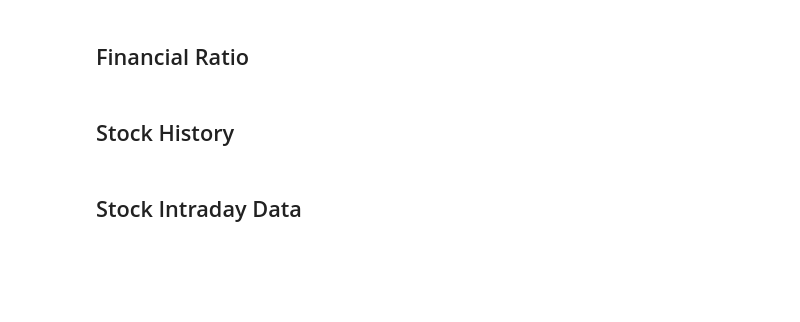
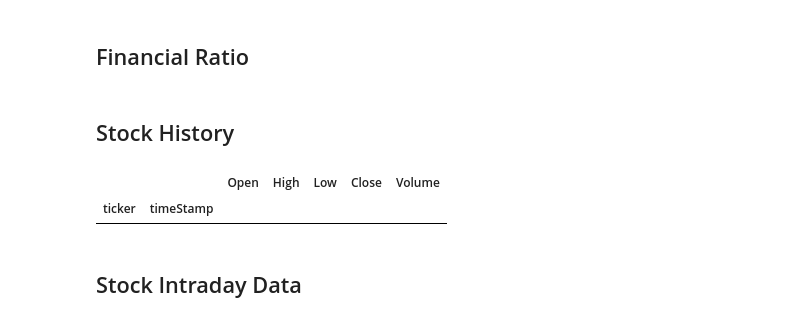
Before and after one commit to jazzDung/financial-data-platform, a Jupyter notebook: API/Create Data.ipynb, the cells around one changed output. Cells and saved outputs as stored; diff of their text form; code cells hidden in the pictures; blank space fills up the shorter version.

```diff
--- a/API/Create Data.ipynb
+++ b/API/Create Data.ipynb
@@ -159,13 +159,16 @@ all_financial_ratio.to_csv('/home/jazzdung/Project III/Formatted Data/Financial
 # %%
 all_stock =  stock_historical_data(symbol='GMD', start_date="2022-10-01", end_date='2022-11-22')
 all_stock['ticker'] = 'GMD'
 
 #Get time stamp '2004-10-19 10:23:54'
 all_stock['timeStamp'] = all_stock['TradingDate'].astype(str) + " 00:00:00"
 all_stock = all_stock.drop(['TradingDate'], axis =1)
 all_stock = all_stock.set_index(['ticker','timeStamp'])
-# all_stock.head()
 all_stock.drop(all_stock.index, inplace=True)
+all_stock.head()
+# %% [output]
+|  |  | Open | High | Low | Close | Volume |
+| ticker | timeStamp |  |  |  |  |  |
 # %%
 for ticker in tickers:
     try:
```
Also changed, not shown: 28 other files.
